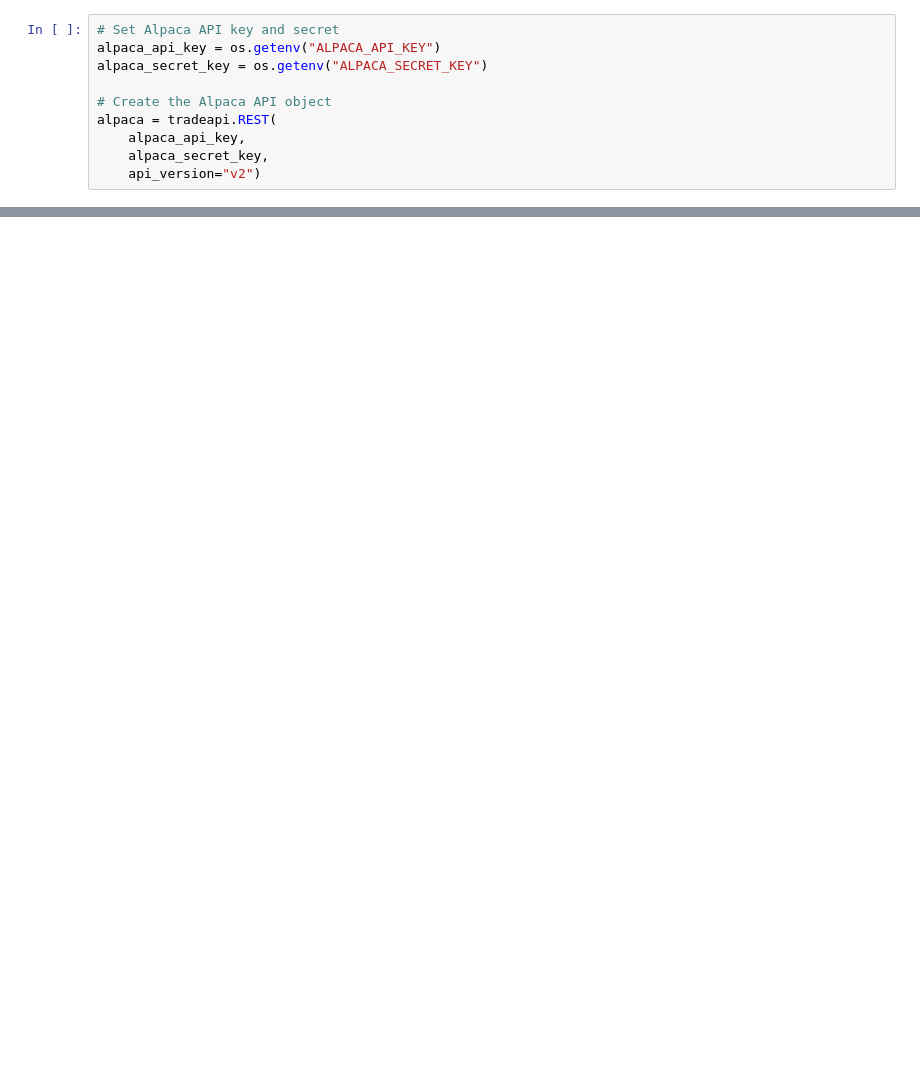
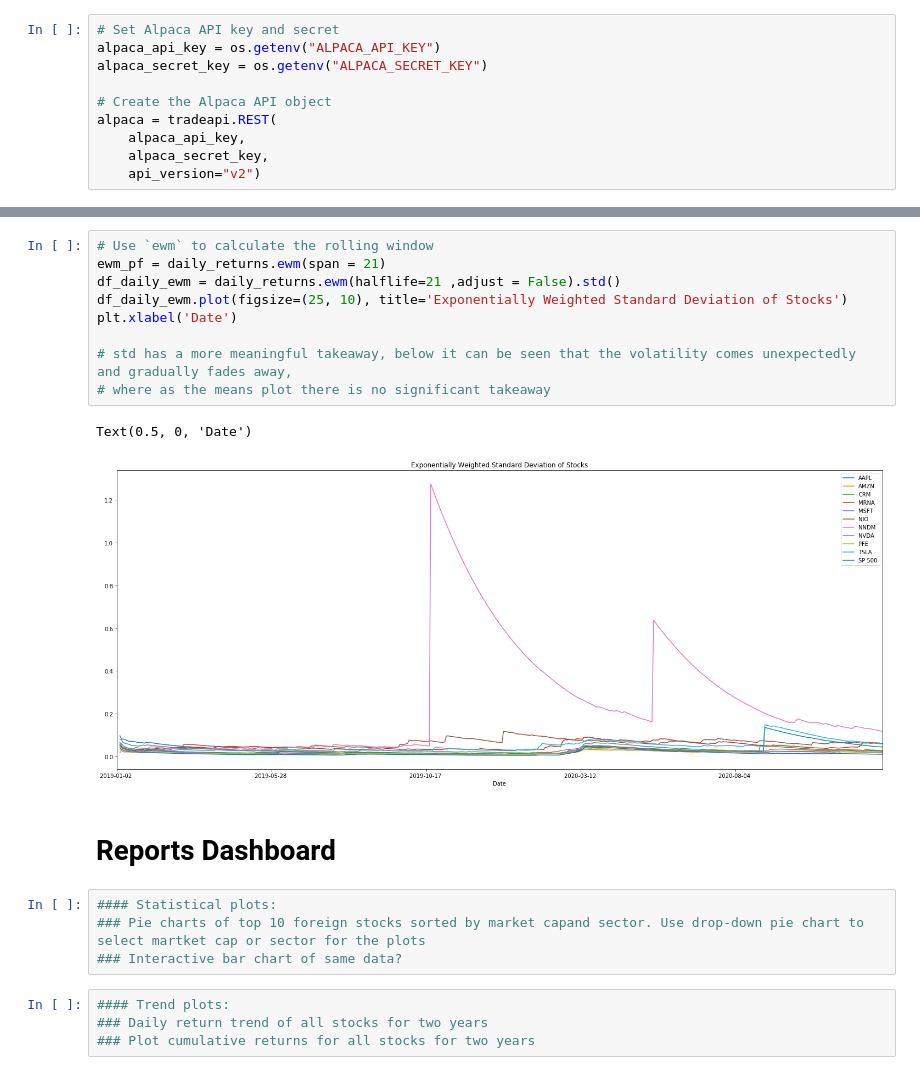
Before and after one commit to nipune/Most-Traded-International-Shares, a Jupyter notebook: Project1-KL.ipynb, the cells around one changed output, grey strips where cells are left out. Saved outputs shown, nothing was run; the diff lists cells and outputs as text; blank space fills up the shorter version.

```diff
--- a/Project1-KL.ipynb
+++ b/Project1-KL.ipynb
@@ -309,0 +433,22 @@ growth_annually
+# %%
+# Use `ewm` to calculate the rolling window
+ewm_pf = daily_returns.ewm(span = 21)
+df_daily_ewm = daily_returns.ewm(halflife=21 ,adjust = False).std()
+df_daily_ewm.plot(figsize=(25, 10), title='Exponentially Weighted Standard Deviation of Stocks')
+plt.xlabel('Date')
+
+# std has a more meaningful takeaway, below it can be seen that the volatility comes unexpectedly and gradually fades away,
+# where as the means plot there is no significant takeaway
+# %% [output]
+Text(0.5, 0, 'Date')
+[figure, added]
+# %% [markdown]
+# Reports Dashboard
+# %%
+#### Statistical plots:
+### Pie charts of top 10 foreign stocks sorted by market capand sector. Use drop-down pie chart to select martket cap or sector for the plots
+### Interactive bar chart of same data?
+# %%
+#### Trend plots:
+### Daily return trend of all stocks for two years
+### Plot cumulative returns for all stocks for two years
```
Also changed, not shown: parts of 60 cells of this notebook, 4 other files.
